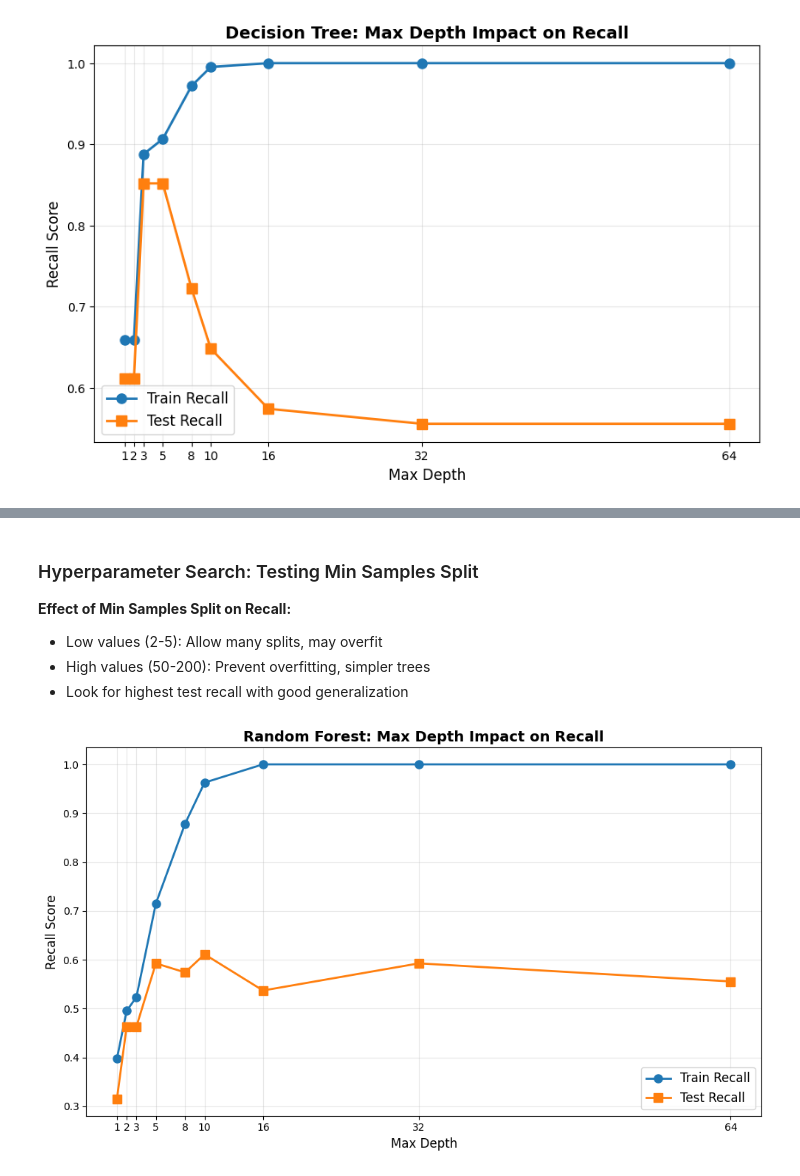
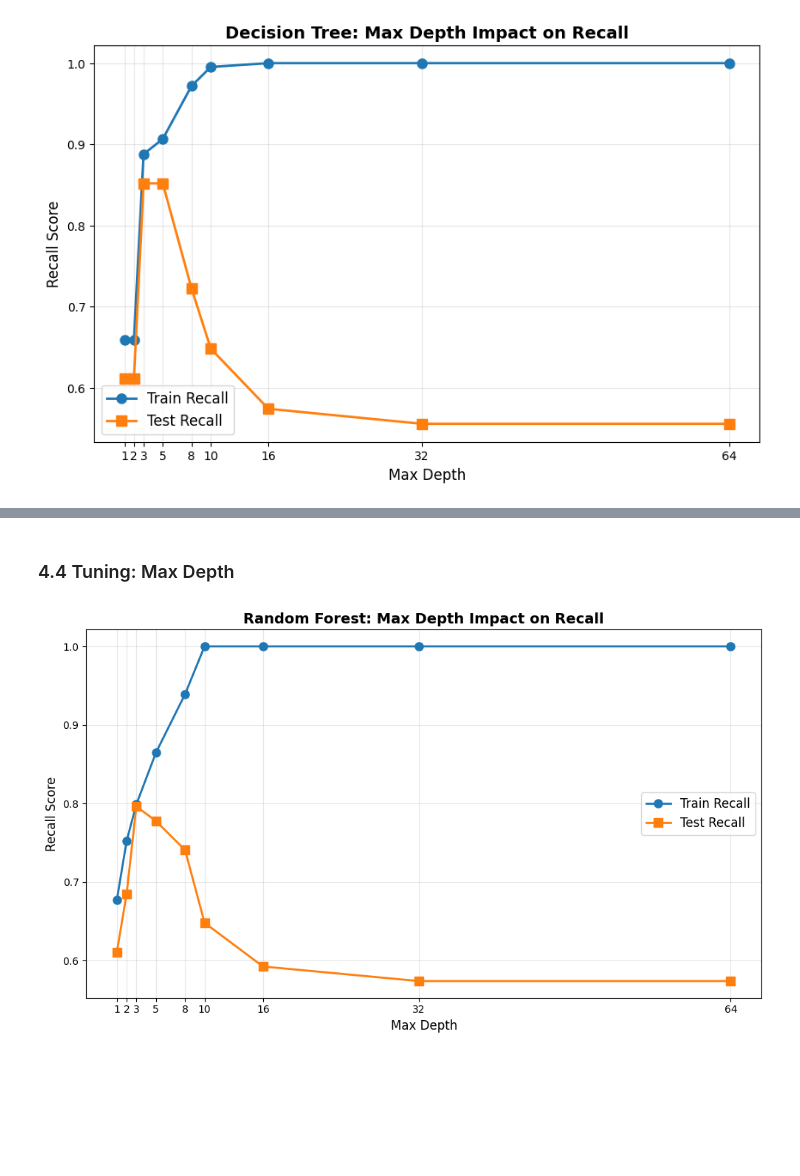
Before and after one commit to Osama-Abd-El-Mohsen/Diabetes-Risk-Predictor-ML, a Jupyter notebook: notebooks/02_Modeling.ipynb, the cells around one changed output, grey strips where cells are left out. Cells and saved outputs as stored; diff of their text form; code cells hidden in the pictures; blank space fills up the shorter version.

```diff
--- a/notebooks/02_Modeling.ipynb
+++ b/notebooks/02_Modeling.ipynb
@@ -292,4 +280,5 @@ We optimize three key parameters:
 # %%
+# 4.2a Test Different Numbers of Estimators (Trees)
 n_estimators = [5,10,50,100,200]
 
 train_recall_fraud = []
@@ -298,7 +287,7 @@ test_recall_fraud = []
 label = "estimators"
 
 for estimators in n_estimators:
-    RF_model = RandomForestClassifier(n_estimators=estimators)
+    RF_model = RandomForestClassifier(n_estimators=estimators,random_state=random_state,class_weight="balanced")
     RF_model.fit(x_train,y_train)
 
     y_pred = RF_model.predict(x_test)
@@ -330,12 +317,13 @@ plt.show()
 # %%
-min_samples_split =  [2,3,5,6,8,10,20,50,100]
+# 4.3a Test Different Min Samples Split Values
+min_samples_split =  [2,3,5,6,8,10,20,50,100,200]
 train_recall_fraud = []
 test_recall_fraud = []
 
 label = "split"
 
 for split in min_samples_split:
-    RF_model = RandomForestClassifier(min_samples_split=split)
+    RF_model = RandomForestClassifier(min_samples_split=split,random_state=random_state,class_weight="balanced")
     RF_model.fit(x_train,y_train)
 
     y_pred = RF_model.predict(x_test)
@@ -362,40 +350,36 @@ plt.show()
 # %% [markdown]
-### Hyperparameter Search: Testing Min Samples Split
-
-**Effect of Min Samples Split on Recall:**
-- Low values (2-5): Allow many splits, may overfit
-- High values (50-200): Prevent overfitting, simpler trees
-- Look for highest test recall with good generalization
+<a id="rf-max-depth"></a>
+### 4.4 Tuning: Max Depth
 # %%
-
+# 4.4a Test Different Max Depth Values
 train_recall_fraud = []
 test_recall_fraud = []
 
 label = "max_depth"
 
 for depth in max_depth:
-    RF_model = RandomForestClassifier(max_depth=depth)
+    RF_model = RandomForestClassifier(max_depth=depth,random_state=random_state,class_weight="balanced")
     RF_model.fit(x_train,y_train)
 
     y_pred = RF_model.predict(x_test)
     y_t_pred = RF_model.predict(x_train)
 
     test_recall_fraud.append(recall_score(y_test,y_pred))
 
     train_recall_fraud.append(recall_score(y_train,y_t_pred))
 
 
 plt.figure(figsize=(10, 6))
 plt.plot(max_depth, train_recall_fraud, label="Train Recall", marker="o", linewidth=2, markersize=8)
 plt.plot(max_depth, test_recall_fraud, label="Test Recall", marker="s", linewidth=2, markersize=8)
 plt.legend(fontsize=12, loc='best')
 plt.xlabel("Max Depth", fontsize=12)
 plt.ylabel("Recall Score", fontsize=12)
 plt.title("Random Forest: Max Depth Impact on Recall", fontsize=14, fontweight='bold')
 plt.grid(True, alpha=0.3)
 plt.xticks(max_depth)
 plt.tight_layout()
 plt.show()
 # %% [output]
-[figure, old version]
+[figure, new version]
 # %% [markdown]
```
Also changed, not shown: parts of 57 cells of this notebook, 2 other files.
